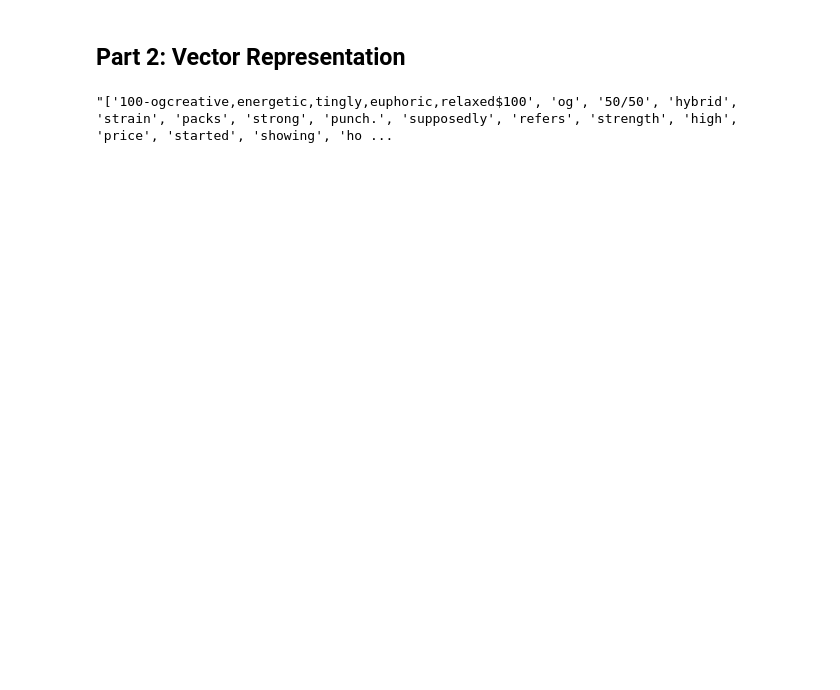
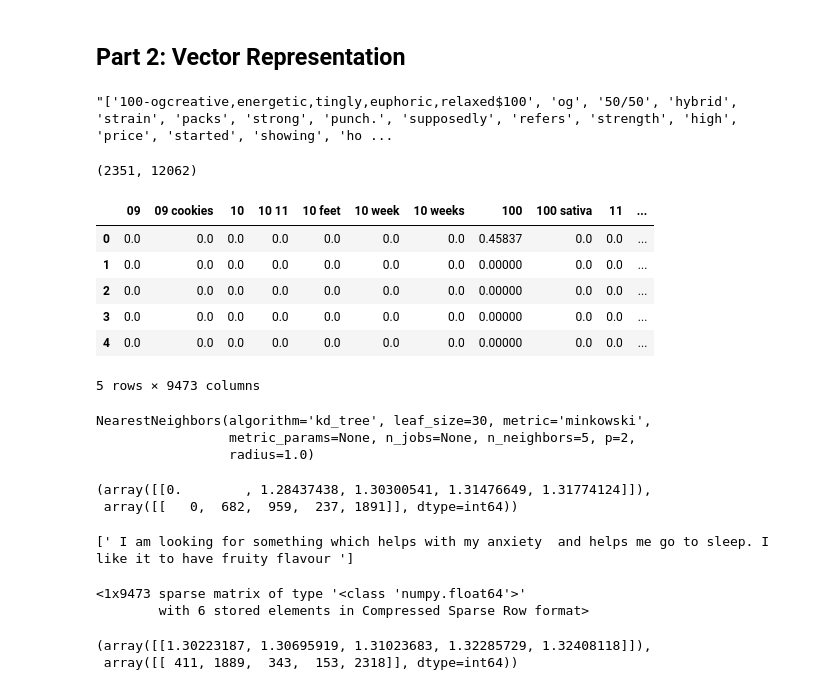
Before and after one commit to Build-Week-Med-Cabinet-Two/Data-Science, a Jupyter notebook: mlmodel/nplmodel.ipynb, the cells around one changed output. Saved outputs shown, nothing was run; the diff lists cells and outputs as text; code cells hidden in the pictures; blank space fills up the shorter version.

```diff
--- a/mlmodel/nplmodel.ipynb
+++ b/mlmodel/nplmodel.ipynb
@@ -81,7 +81,7 @@ array([4. , 4.7, 4.4, 4.2, 4.6, 4.5, 4.3, 5. , 3.8, 4.1, 4.8, 3.4, 3.7,
 # %%
 # Create new series with information
 
-can['total_text'] = can['Strain'] + can['Effects'] + can['Description']+["Flavor"]
+can['total_text'] = can['Strain'] + can['Effects'] + can['Description']+can["Flavor"]
 # %%
 can.head()
 # %% [output]
@@ -178,3 +178,81 @@ data = gather_data(can['spaCy_tokens'])
 data[0]
 # %% [output]
 "['100-ogcreative,energetic,tingly,euphoric,relaxed$100', 'og', '50/50', 'hybrid', 'strain', 'packs', 'strong', 'punch.', 'supposedly', 'refers', 'strength', 'high', 'price', 'started', 'showing', 'ho ...
+# %%
+from sklearn.feature_extraction.text import CountVectorizer
+
+# create the transformer
+vect = CountVectorizer()
+
+# build vocab
+
+vect.fit(data)
+
+# transform text
+dtm = vect.transform(data)
+print(dtm.shape)
+# %% [output]
+(2351, 12062)
+# %%
+# Tunning Parameters
+
+# Instantiate vectorizer object
+tfidf = TfidfVectorizer(stop_words='english',
+                         ngram_range = (1,2),
+                        max_df=.97,
+                        min_df=3)
+                        #tokenizer=tokenize)
+
+# Create a vocabulary and get word counts per document
+dtm = tfidf.fit_transform(data)
+
+
+# Get feature names to use as dataframe column headers
+dtm = pd.DataFrame(dtm.todense(), columns=tfidf.get_feature_names())
+
+# View Feature Matrix as DataFrame
+dtm.head()
+# %% [output]
+|  | 09 | 09 cookies | 10 | 10 11 | 10 feet | 10 week | 10 weeks | 100 | 100 sativa | 11 | ... |
+| 0 | 0.0 | 0.0 | 0.0 | 0.0 | 0.0 | 0.0 | 0.0 | 0.45837 | 0.0 | 0.0 | ... |
+| 1 | 0.0 | 0.0 | 0.0 | 0.0 | 0.0 | 0.0 | 0.0 | 0.00000 | 0.0 | 0.0 | ... |
+| 2 | 0.0 | 0.0 | 0.0 | 0.0 | 0.0 | 0.0 | 0.0 | 0.00000 | 0.0 | 0.0 | ... |
+| 3 | 0.0 | 0.0 | 0.0 | 0.0 | 0.0 | 0.0 | 0.0 | 0.00000 | 0.0 | 0.0 | ... |
+| 4 | 0.0 | 0.0 | 0.0 | 0.0 | 0.0 | 0.0 | 0.0 | 0.00000 | 0.0 | 0.0 | ... |
+5 rows × 9473 columns
+# %%
+from sklearn.neighbors import NearestNeighbors
+
+# Fit on TF-IDF Vectors
+nn  = NearestNeighbors(n_neighbors=5, algorithm='kd_tree')
+nn.fit(dtm)
+# %% [output]
+NearestNeighbors(algorithm='kd_tree', leaf_size=30, metric='minkowski',
+                 metric_params=None, n_jobs=None, n_neighbors=5, p=2,
+                 radius=1.0)
+# %%
+# get the top 5 nearest neighbors
+nn.kneighbors([dtm.iloc[0].values])
+# %% [output]
+(array([[0.        , 1.28437438, 1.30300541, 1.31476649, 1.31774124]]),
+ array([[   0,  682,  959,  237, 1891]], dtype=int64))
+# %%
+# Write out fake
+
+
+fake_input= [" I am looking for something which helps with my anxiety  and helps me go to sleep. I like it to have fruity flavour "]
+
+print(fake_input)
+# %% [output]
+[' I am looking for something which helps with my anxiety  and helps me go to sleep. I like it to have fruity flavour ']
+# %%
+new = tfidf.transform(fake_input)
+new
+# %% [output]
+<1x9473 sparse matrix of type '<class 'numpy.float64'>'
+        with 6 stored elements in Compressed Sparse Row format>
+# %%
+nn.kneighbors(new.todense())
+# %% [output]
+(array([[1.30223187, 1.30695919, 1.31023683, 1.32285729, 1.32408118]]),
+ array([[ 411, 1889,  343,  153, 2318]], dtype=int64))
```
Also changed, not shown: parts of 2 cells of this notebook.
